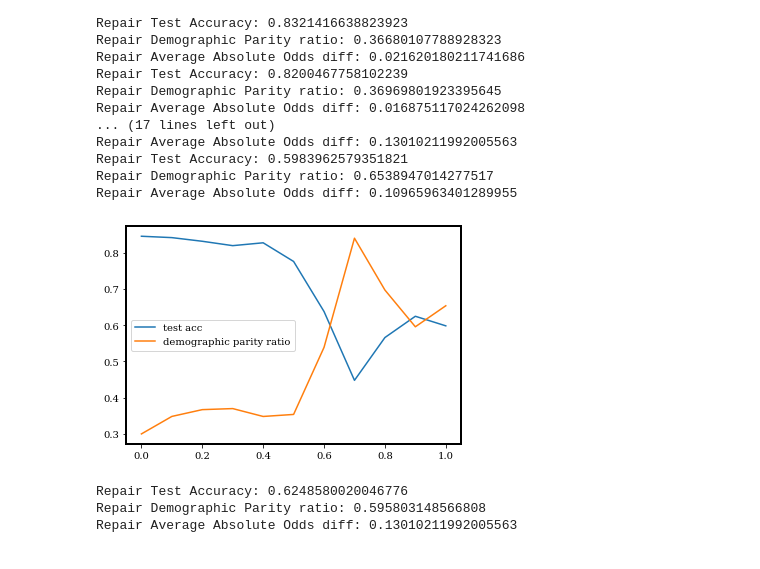
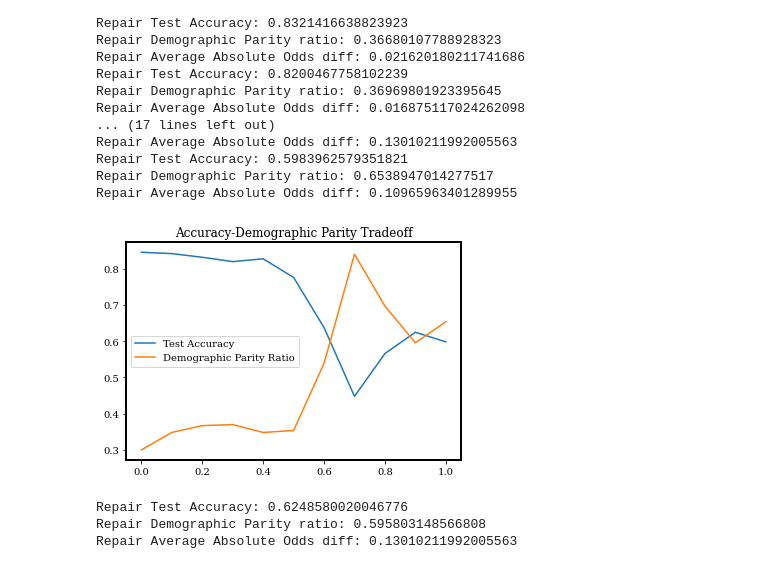
Before and after one commit to alaude1/fairness-mia, a Jupyter notebook: Experiments.ipynb, the cells around one changed output. Saved outputs shown, nothing was run; the diff lists cells and outputs as text; code cells hidden in the pictures.

Commit message:
updated plots at end of nb

```diff
--- a/Experiments.ipynb
+++ b/Experiments.ipynb
@@ -372,12 +378,13 @@ Repair Demographic Parity ratio: 0.6538947014277517
 Repair Average Absolute Odds diff: 0.10965963401289955
 # %%
 plt.clf()
-plt.plot(x, test_acc, label='test acc')
-plt.plot(x, dp, label='demographic parity ratio')
+plt.plot(x, test_acc, label='Test Accuracy')
+plt.plot(x, dp, label='Demographic Parity Ratio')
 plt.legend()
+plt.title('Accuracy-Demographic Parity Tradeoff')
 plt.savefig("feldman_repair.png")
 # %% [output]
-[figure, old version]
+[figure, new version]
 # %%
 # repair level 0.9 seems to have ok demographic parity ratio and with a small drop in test accuracy
 repairer = AIF.DisparateImpactRemover(repair_level=0.9, sensitive_attribute='race-sex')
```
Also changed, not shown: parts of 12 cells of this notebook.
